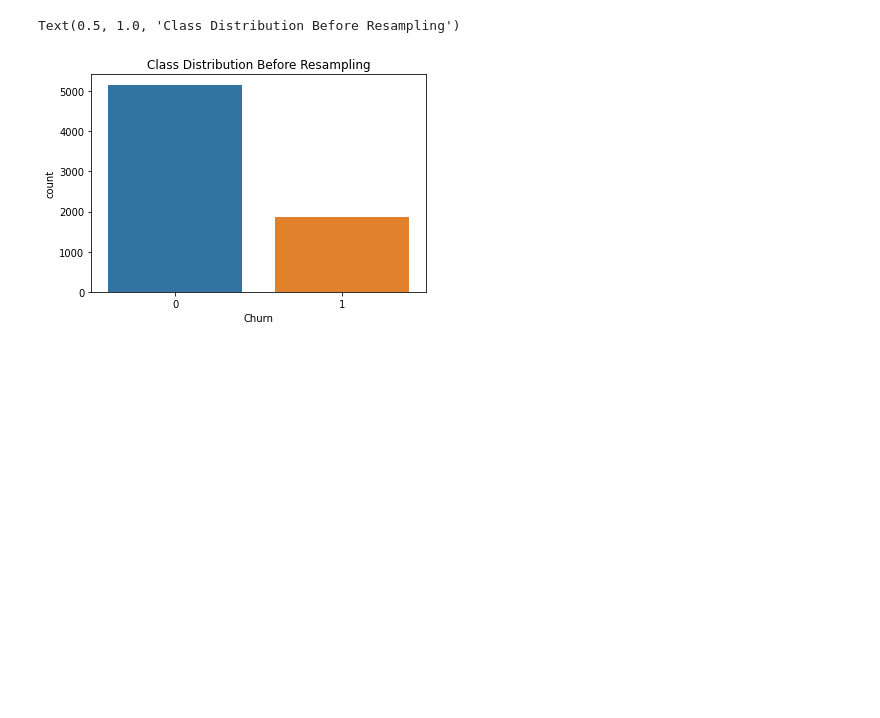
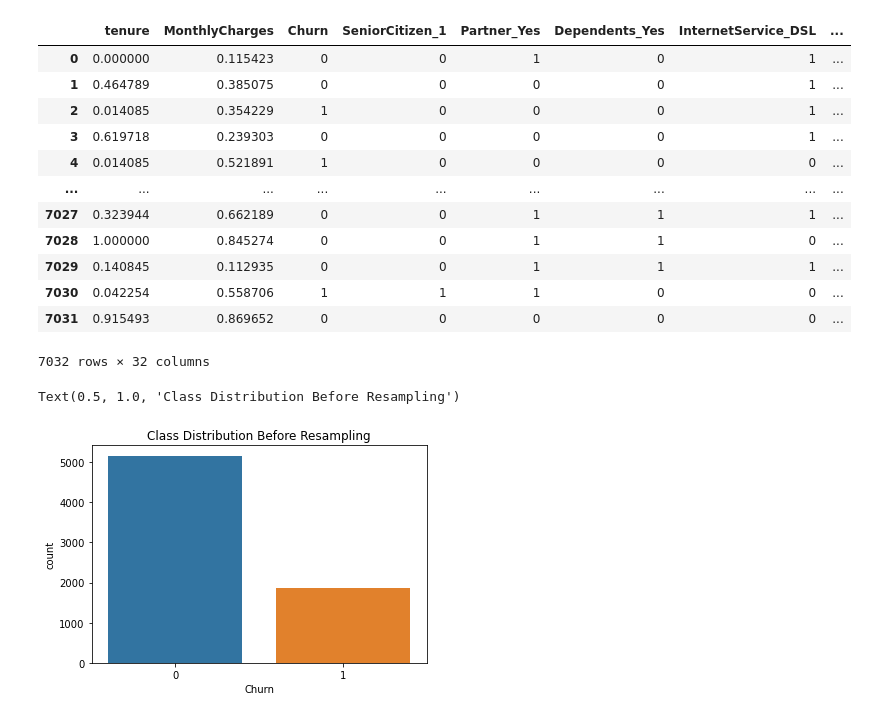
Before and after one commit to alecngai/19_Churn_Prediction, a Jupyter notebook: Churn_Prediction.ipynb, the cells around one changed output. Saved outputs shown, nothing was run; the diff lists cells and outputs as text; code cells hidden in the pictures; blank space fills up the shorter version.

```diff
--- a/Churn_Prediction.ipynb
+++ b/Churn_Prediction.ipynb
@@ -53,3 +49,25 @@ X
+# %%
+# Feature Engineering, first we one hot encode our features, then scale tenure, MonthlyCharges to allow the model to have more control.
+X = pd.get_dummies(df, columns= cat_features )
+sc = MinMaxScaler()
+X['tenure'] = sc.fit_transform(df[['tenure']])
+X['MonthlyCharges'] = sc.fit_transform(df[['MonthlyCharges']])
+X.drop(columns=['SeniorCitizen_0', 'Partner_No', 'Dependents_No', 'PaperlessBilling_No'], inplace=True)
+X
+# %% [output]
+|  | tenure | MonthlyCharges | Churn | SeniorCitizen_1 | Partner_Yes | Dependents_Yes | InternetService_DSL | ... |
+| 0 | 0.000000 | 0.115423 | 0 | 0 | 1 | 0 | 1 | ... |
+| 1 | 0.464789 | 0.385075 | 0 | 0 | 0 | 0 | 1 | ... |
+| 2 | 0.014085 | 0.354229 | 1 | 0 | 0 | 0 | 1 | ... |
+| 3 | 0.619718 | 0.239303 | 0 | 0 | 0 | 0 | 1 | ... |
+| 4 | 0.014085 | 0.521891 | 1 | 0 | 0 | 0 | 0 | ... |
+| ... | ... | ... | ... | ... | ... | ... | ... | ... |
+| 7027 | 0.323944 | 0.662189 | 0 | 0 | 1 | 1 | 1 | ... |
+| 7028 | 1.000000 | 0.845274 | 0 | 0 | 1 | 1 | 0 | ... |
+| 7029 | 0.140845 | 0.112935 | 0 | 0 | 1 | 1 | 1 | ... |
+| 7030 | 0.042254 | 0.558706 | 1 | 1 | 1 | 0 | 0 | ... |
+| 7031 | 0.915493 | 0.869652 | 0 | 0 | 0 | 0 | 0 | ... |
+7032 rows × 32 columns
 # %%
 sns.countplot('Churn', data=df).set_title('Class Distribution Before Resampling')
 # %% [output]
```
Also changed, not shown: parts of 8 cells of this notebook.
